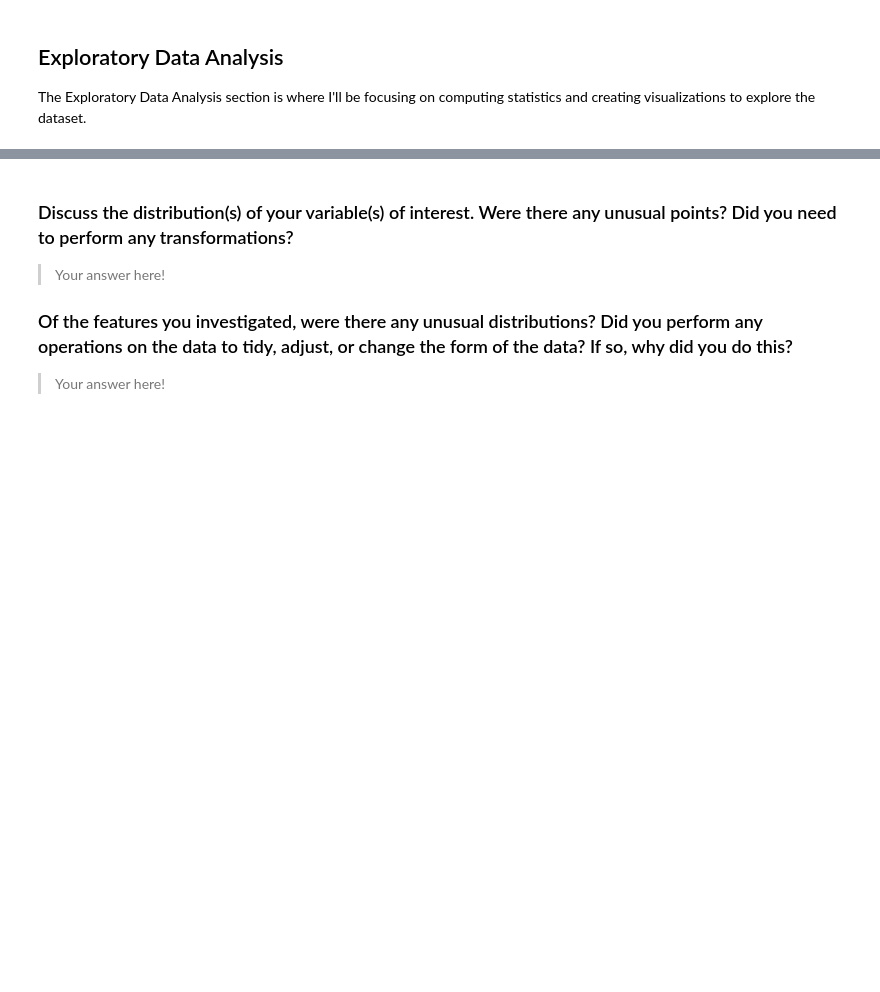
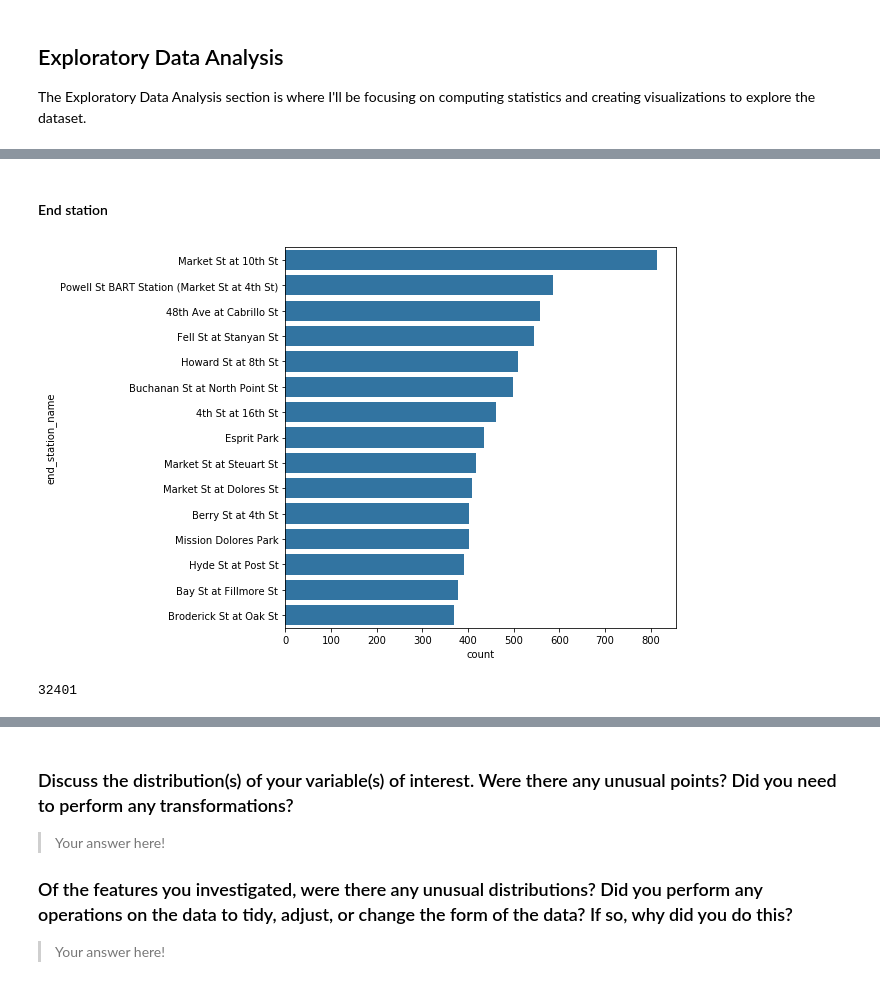
Before and after one commit to Nevesgmd/bay-wheels-data-analysis, a Jupyter notebook: exploration_template.ipynb, the cells around one changed output, grey strips where cells are left out. Drawn from its saved outputs; the diff is of its cells as text; code cells hidden in the pictures; blank space fills up the shorter version.

```diff
--- a/exploration_template.ipynb
+++ b/exploration_template.ipynb
@@ -283,0 +310,12 @@ you plan on investigating next.
+# %% [markdown]
+#### End station
+# %%
+plt.figure(figsize=(7, 7))
+popular_end_stations = clean_trip_data['end_station_name'].value_counts().index[1:16]
+sns.countplot(data = clean_trip_data, y = 'end_station_name', color = base_color, order = popular_end_stations);
+# %% [output]
+[figure, added]
+# %%
+clean_trip_data.end_station_name.value_counts()['Not informed']
+# %% [output]
+32401
```
Also changed, not shown: parts of 33 cells of this notebook.
